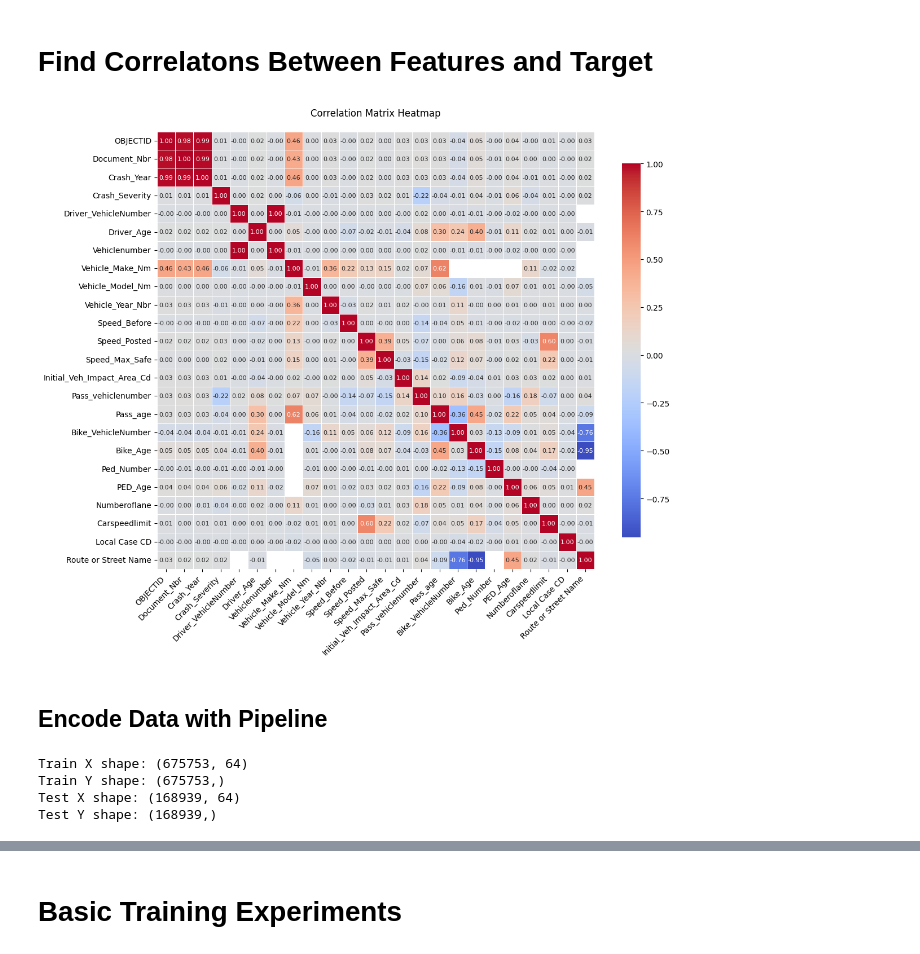
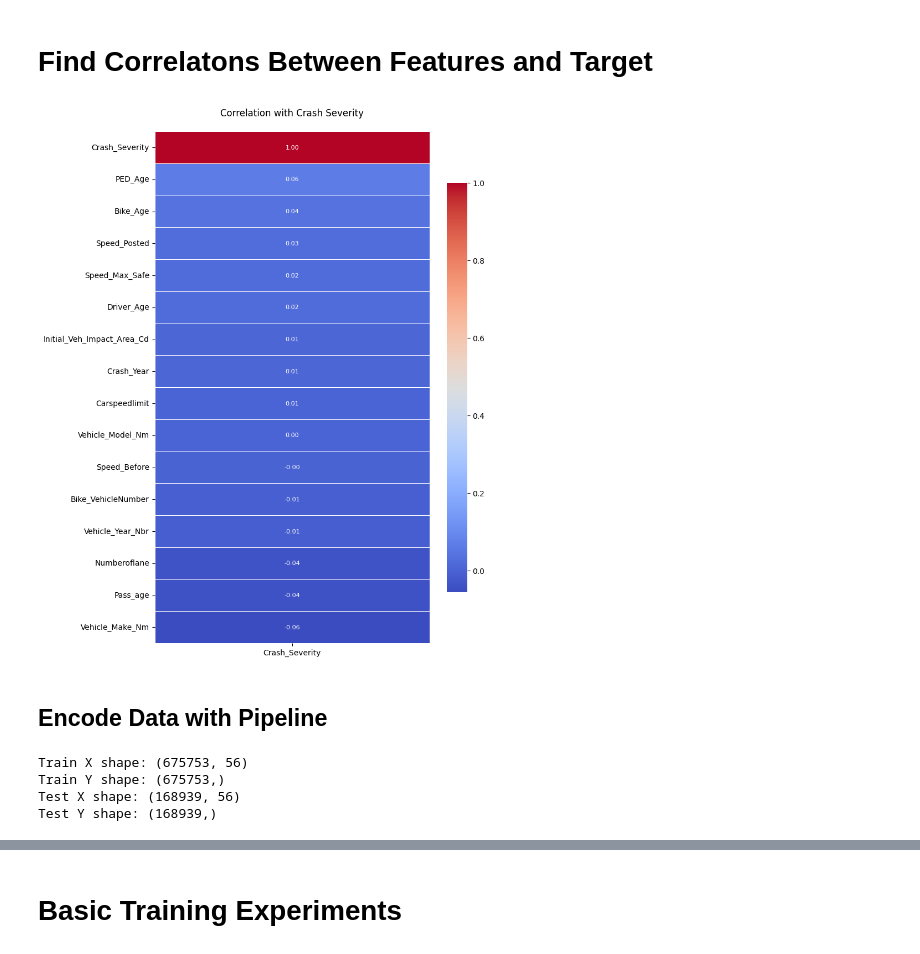
Before and after one commit to IdeaKing/ml4va, a Jupyter notebook: 01_data_experiments.ipynb, the cells around one changed output, grey strips where cells are left out. Cells and saved outputs as stored; diff of their text form; code cells hidden in the pictures.

```diff
--- a/01_data_experiments.ipynb
+++ b/01_data_experiments.ipynb
@@ -38,6 +38,17 @@ data.head(20)
 | 18 | 19 | 93100124 | 2009 | C | 1;2 | PDO;C | ... |
 | 19 | 20 | 93370638 | 2009 | C | 1;2;3;4 | PDO;C;PDO;PDO | ... |
 # %%
+data = data.drop(columns=[
+    "OBJECTID",
+    "Document_Nbr",
+    "Driver_VehicleNumber",
+    "Vehiclenumber",
+    "Pass_vehiclenumber",
+    "Ped_Number",
+    "Local Case CD",
+    "Route or Street Name",
+])
+
 object_columns = data.select_dtypes(include=['object']).columns
 
 severity_mapping = {
@@ -233,38 +244,25 @@ dtype: int64
 # %%
 import seaborn as sns
 import matplotlib.pyplot as plt
-import numpy as np
 
-# Create correlation matrix
 numerical_columns = data.select_dtypes(exclude=['object']).columns
 corr_matrix = data[numerical_columns].corr()
 
-# Set up the matplotlib figure
-plt.figure(figsize=(12, 10))
+crash_severity_corr = corr_matrix[['Crash_Severity']].sort_values(by='Crash_Severity', ascending=False)
 
-# Create the heatmap
-sns.heatmap(corr_matrix,
+plt.figure(figsize=(8, 12))
+sns.heatmap(crash_severity_corr,
             annot=True,              # Show the correlation values
             fmt='.2f',               # Format to 2 decimal places
             cmap='coolwarm',         # Color scheme
-            square=True,             # Make cells square
             linewidths=0.5,          # Add grid lines
             cbar_kws={'shrink': .8}, # Adjust colorbar size
             annot_kws={'size': 8})   # Adjust font size of numbers
 
-# Rotate x-axis labels for better readability
-plt.xticks(rotation=45, ha='right')
-plt.yticks(rotation=0)
-
-# Adjust layout to prevent label cutoff
-plt.tight_layout()
-
-# Add title
-plt.title('Correlation Matrix Heatmap', pad=20)
-
+plt.title('Correlation with Crash Severity', pad=20)
 plt.show()
 # %% [output]
-[figure, old version]
+[figure, new version]
 # %% [markdown]
 ## Encode Data with Pipeline
 # %%
@@ -288,9 +286,9 @@ print(f"Train Y shape: {y_train.shape}")
 print(f"Test X shape: {x_test.shape}")
 print(f"Test Y shape: {y_test.shape}")
 # %% [output]
-Train X shape: (675753, 64)
+Train X shape: (675753, 56)
 Train Y shape: (675753,)
-Test X shape: (168939, 64)
+Test X shape: (168939, 56)
 Test Y shape: (168939,)
 # %%
 num_pipeline = Pipeline([
```
Also changed, not shown: parts of 11 cells of this notebook.
